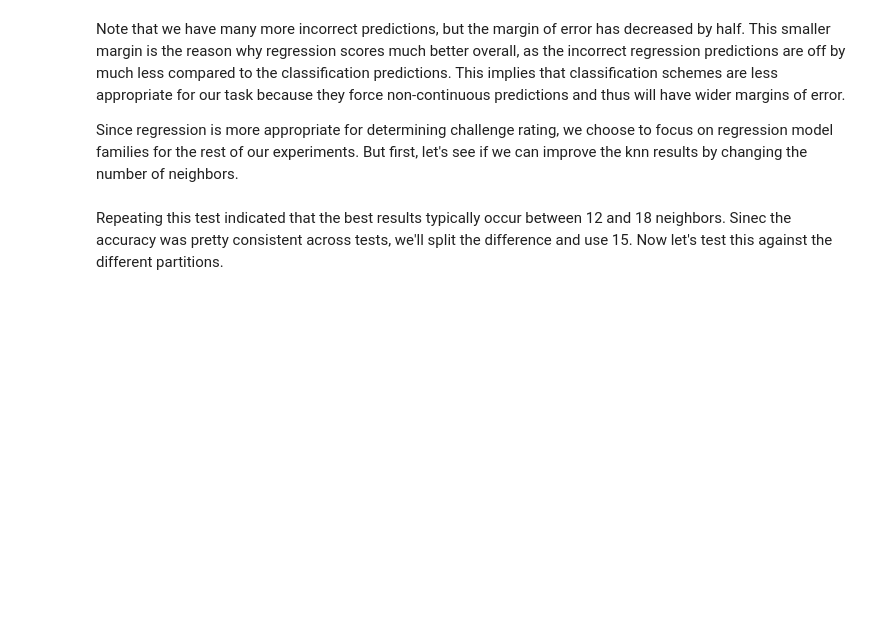
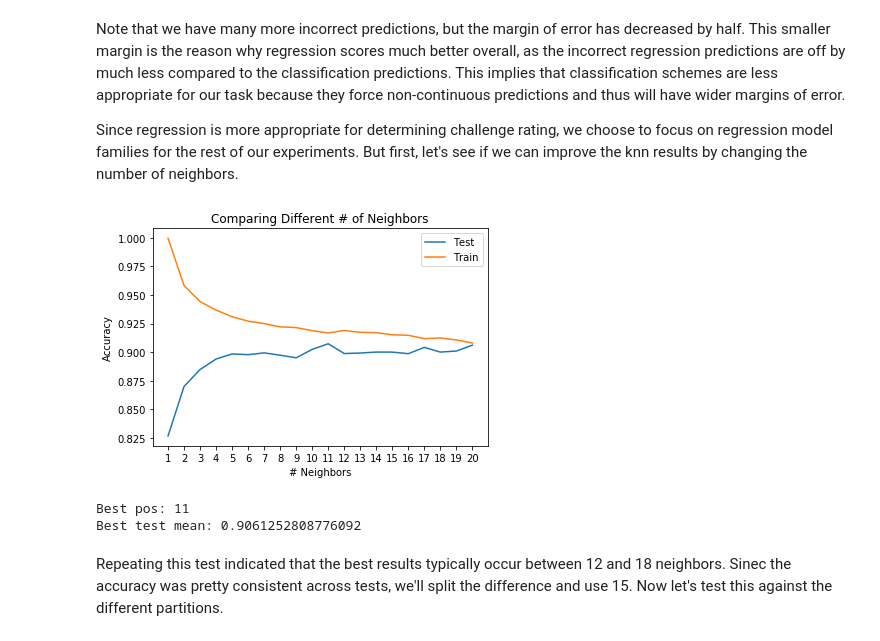
Before and after one commit to josiahhsu/csci_351_project, a Jupyter notebook: DnD_Project.ipynb, the cells around one changed output. Drawn from its saved outputs; the diff is of its cells as text; code cells hidden in the pictures; blank space fills up the shorter version.

Commit message:
Added visuals

```diff
--- a/DnD_Project.ipynb
+++ b/DnD_Project.ipynb
@@ -161,16 +251,36 @@ Since regression is more appropriate for determining challenge rating, we choose
 # %%
 test_max = 0
 best_pos = 0
 
-for i in range(1, 20):
+ave_test = []
+ave_train = []
+neighbors = []
+
+for i in range(1, 21):
     knn_reg = KNeighborsRegressor(i)
     train_mean, test_mean = test_model(knn_reg, X, y_shift, 20)
+    ave_test.append(test_mean)
+    ave_train.append(train_mean)
+    neighbors.append(i)
     if (test_mean > test_max):
         test_max = test_mean
         best_pos = i
 
+plt.plot(neighbors, ave_test, label="Test")
+plt.plot(neighbors, ave_train, label="Train")
+plt.title("Comparing Different # of Neighbors")
+plt.xlabel("# Neighbors")
+plt.ylabel("Accuracy")
+plt.xticks([i for i in range(1,21)])
+plt.legend()
+plt.show()
+
 print("Best pos: {}".format(best_pos))
 print("Best test mean: {}".format(test_mean))
+# %% [output]
+[figure, added]
+Best pos: 11
+Best test mean: 0.9061252808776092
 # %% [markdown]
 Repeating this test indicated that the best results typically occur between 12 and 18 neighbors. Sinec the accuracy was pretty consistent across tests, we'll split the difference and use 15. Now let's test this against the different partitions.
 # %%
```
Also changed, not shown: parts of 18 cells of this notebook.
